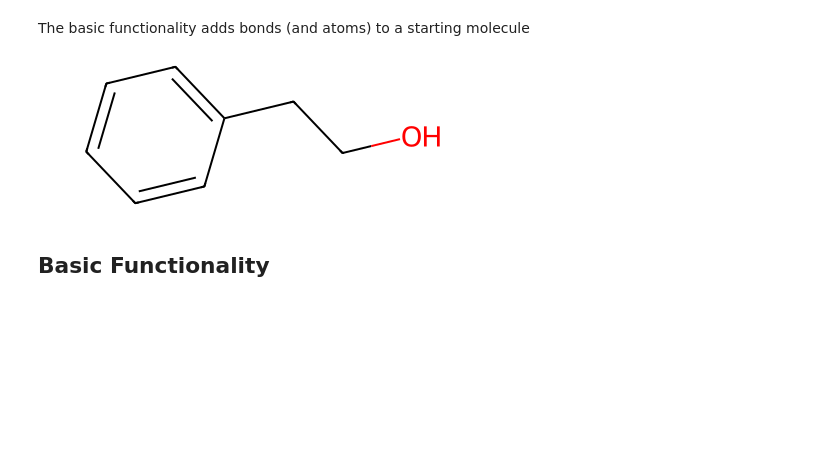
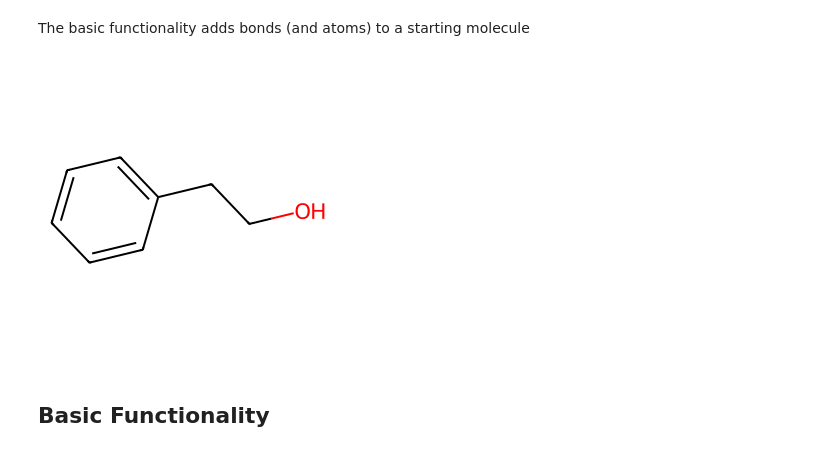
Before and after one commit to NREL/rlmolecule, a Jupyter notebook: examples/benchmarks/RL_workshop.ipynb, the cells around one changed output. Saved outputs shown, nothing was run; the diff lists cells and outputs as text; code cells hidden in the pictures; blank space fills up the shorter version.

```diff
--- a/examples/benchmarks/RL_workshop.ipynb
+++ b/examples/benchmarks/RL_workshop.ipynb
@@ -39,9 +42,9 @@ from rlmolecule.builder import MoleculeBuilder
 The basic functionality adds bonds (and atoms) to a starting molecule
 # %%
 starting_mol = rdkit.Chem.MolFromSmiles("c1ccc(cc1)CCO")
-starting_mol
+rdkit.Chem.Draw.MolToImage(starting_mol)
 # %% [output]
-[figure, old version]
+[figure, new version]
 # %% [markdown]
 ## Basic Functionality
 # %%
```
Also changed, not shown: parts of 3 cells of this notebook.
